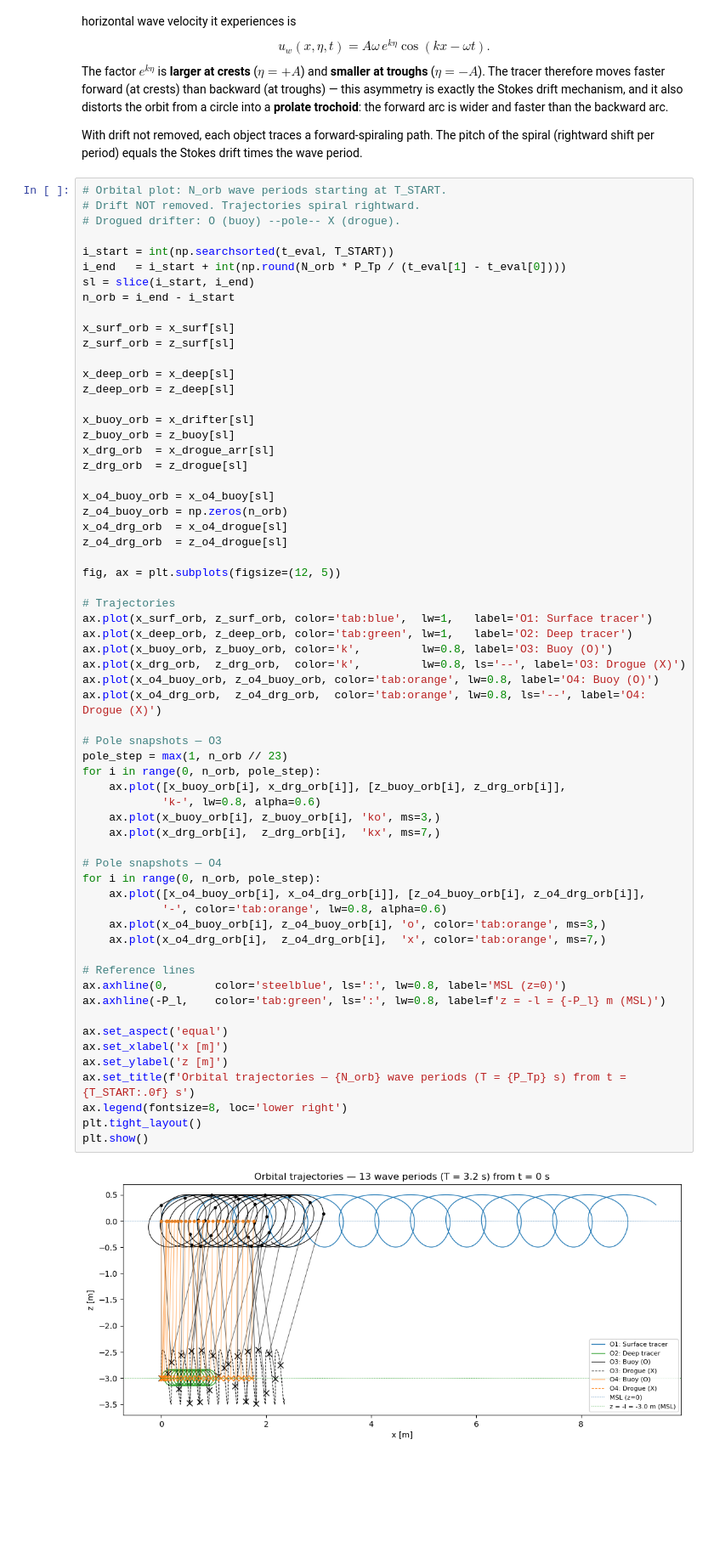
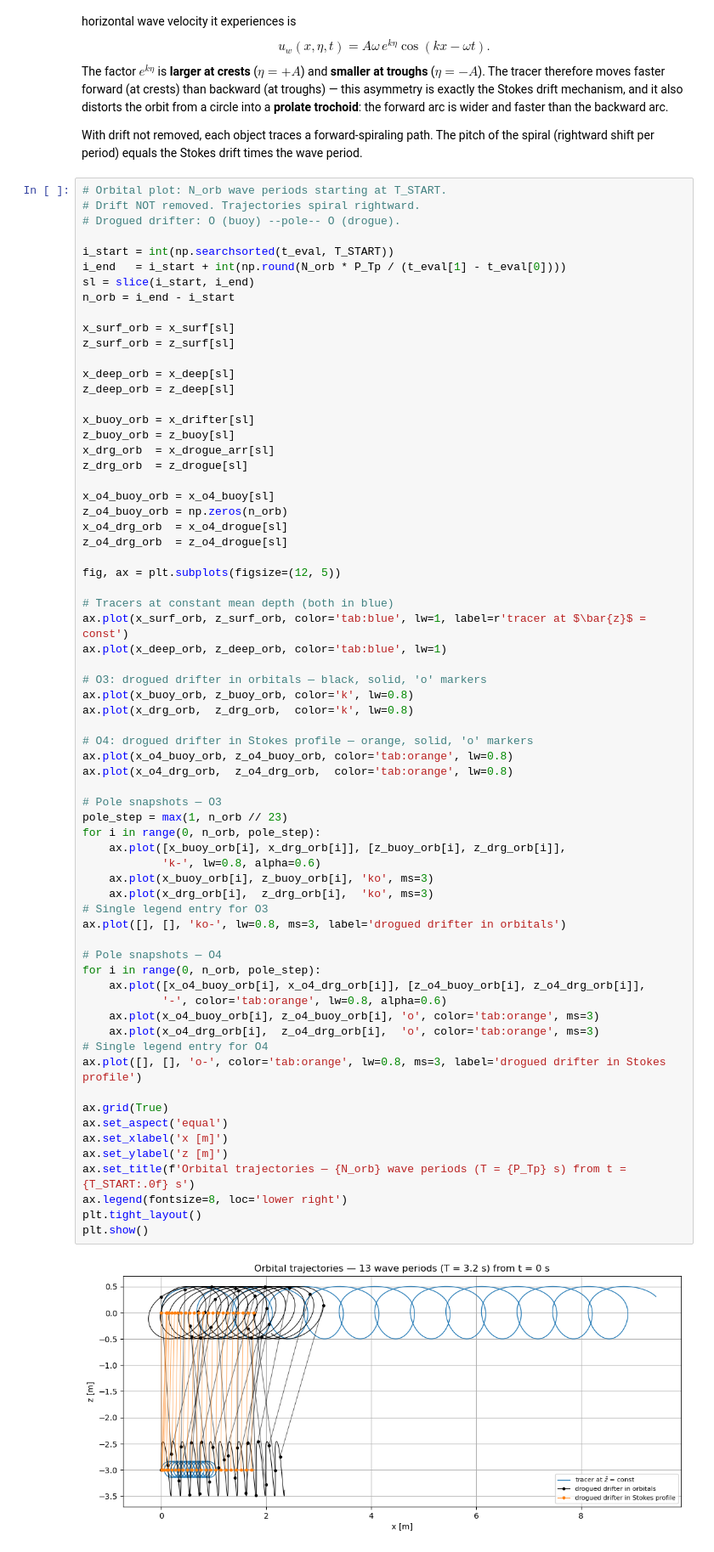
Before and after one commit to geomar-od-lagrange/mechanical_drifters, a Jupyter notebook: examples/idealized_flow/03_drogued_drifter_in_wave_orbitals.ipynb, the cells around one changed output. Shown at 85% size. Cells and saved outputs as stored; diff of their text form; blank space fills up the shorter version.

```diff
--- a/examples/idealized_flow/03_drogued_drifter_in_wave_orbitals.ipynb
+++ b/examples/idealized_flow/03_drogued_drifter_in_wave_orbitals.ipynb
@@ -615,7 +615,7 @@ With drift not removed, each object traces a forward-spiraling path. The pitch o
 # %%
 # Orbital plot: N_orb wave periods starting at T_START.
 # Drift NOT removed. Trajectories spiral rightward.
-# Drogued drifter: O (buoy) --pole-- X (drogue).
+# Drogued drifter: O (buoy) --pole-- O (drogue).
 
 i_start = int(np.searchsorted(t_eval, T_START))
 i_end   = i_start + int(np.round(N_orb * P_Tp / (t_eval[1] - t_eval[0])))
@@ -633,46 +633,51 @@ z_buoy_orb = z_buoy[sl]
 x_drg_orb  = x_drogue_arr[sl]
 z_drg_orb  = z_drogue[sl]
 
 x_o4_buoy_orb = x_o4_buoy[sl]
 z_o4_buoy_orb = np.zeros(n_orb)
 x_o4_drg_orb  = x_o4_drogue[sl]
 z_o4_drg_orb  = z_o4_drogue[sl]
 
 fig, ax = plt.subplots(figsize=(12, 5))
 
-# Trajectories
-ax.plot(x_surf_orb, z_surf_orb, color='tab:blue',  lw=1,   label='O1: Surface tracer')
-ax.plot(x_deep_orb, z_deep_orb, color='tab:green', lw=1,   label='O2: Deep tracer')
-ax.plot(x_buoy_orb, z_buoy_orb, color='k',         lw=0.8, label='O3: Buoy (O)')
-ax.plot(x_drg_orb,  z_drg_orb,  color='k',         lw=0.8, ls='--', label='O3: Drogue (X)')
-ax.plot(x_o4_buoy_orb, z_o4_buoy_orb, color='tab:orange', lw=0.8, label='O4: Buoy (O)')
-ax.plot(x_o4_drg_orb,  z_o4_drg_orb,  color='tab:orange', lw=0.8, ls='--', label='O4: Drogue (X)')
+# Tracers at constant mean depth (both in blue)
+ax.plot(x_surf_orb, z_surf_orb, color='tab:blue', lw=1, label=r'tracer at $\bar{z}$ = const')
+ax.plot(x_deep_orb, z_deep_orb, color='tab:blue', lw=1)
+
+# O3: drogued drifter in orbitals — black, solid, 'o' markers
+ax.plot(x_buoy_orb, z_buoy_orb, color='k', lw=0.8)
+ax.plot(x_drg_orb,  z_drg_orb,  color='k', lw=0.8)
+
+# O4: drogued drifter in Stokes profile — orange, solid, 'o' markers
+ax.plot(x_o4_buoy_orb, z_o4_buoy_orb, color='tab:orange', lw=0.8)
+ax.plot(x_o4_drg_orb,  z_o4_drg_orb,  color='tab:orange', lw=0.8)
 
 # Pole snapshots — O3
 pole_step = max(1, n_orb // 23)
 for i in range(0, n_orb, pole_step):
     ax.plot([x_buoy_orb[i], x_drg_orb[i]], [z_buoy_orb[i], z_drg_orb[i]],
             'k-', lw=0.8, alpha=0.6)
-    ax.plot(x_buoy_orb[i], z_buoy_orb[i], 'ko', ms=3,)
-    ax.plot(x_drg_orb[i],  z_drg_orb[i],  'kx', ms=7,)
+    ax.plot(x_buoy_orb[i], z_buoy_orb[i], 'ko', ms=3)
+    ax.plot(x_drg_orb[i],  z_drg_orb[i],  'ko', ms=3)
+# Single legend entry for O3
+ax.plot([], [], 'ko-', lw=0.8, ms=3, label='drogued drifter in orbitals')
 
 # Pole snapshots — O4
 for i in range(0, n_orb, pole_step):
     ax.plot([x_o4_buoy_orb[i], x_o4_drg_orb[i]], [z_o4_buoy_orb[i], z_o4_drg_orb[i]],
             '-', color='tab:orange', lw=0.8, alpha=0.6)
-    ax.plot(x_o4_buoy_orb[i], z_o4_buoy_orb[i], 'o', color='tab:orange', ms=3,)
-    ax.plot(x_o4_drg_orb[i],  z_o4_drg_orb[i],  'x', color='tab:orange', ms=7,)
+    ax.plot(x_o4_buoy_orb[i], z_o4_buoy_orb[i], 'o', color='tab:orange', ms=3)
+    ax.plot(x_o4_drg_orb[i],  z_o4_drg_orb[i],  'o', color='tab:orange', ms=3)
+# Single legend entry for O4
+ax.plot([], [], 'o-', color='tab:orange', lw=0.8, ms=3, label='drogued drifter in Stokes profile')
 
-# Reference lines
-ax.axhline(0,       color='steelblue', ls=':', lw=0.8, label='MSL (z=0)')
-ax.axhline(-P_l,    color='tab:green', ls=':', lw=0.8, label=f'z = -l = {-P_l} m (MSL)')
-
+ax.grid(True)
 ax.set_aspect('equal')
 ax.set_xlabel('x [m]')
 ax.set_ylabel('z [m]')
 ax.set_title(f'Orbital trajectories — {N_orb} wave periods (T = {P_Tp} s) from t = {T_START:.0f} s')
 ax.legend(fontsize=8, loc='lower right')
 plt.tight_layout()
 plt.show()
 # %% [output]
-[figure, old version]
+[figure, new version]
```
Also changed, not shown: 2 other files.
